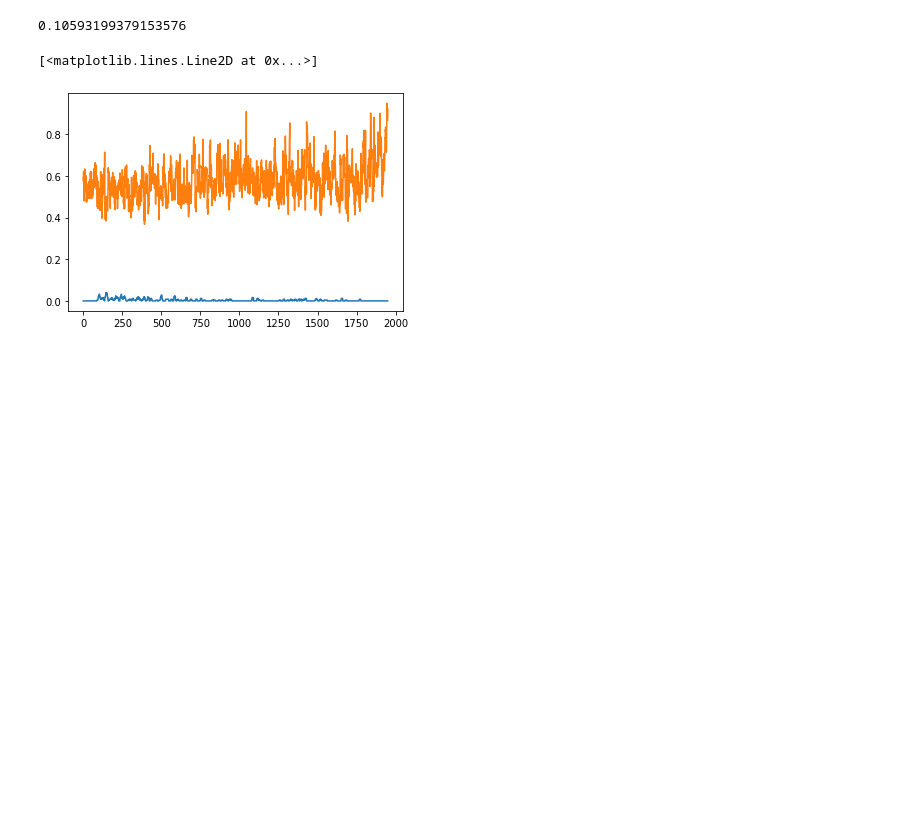
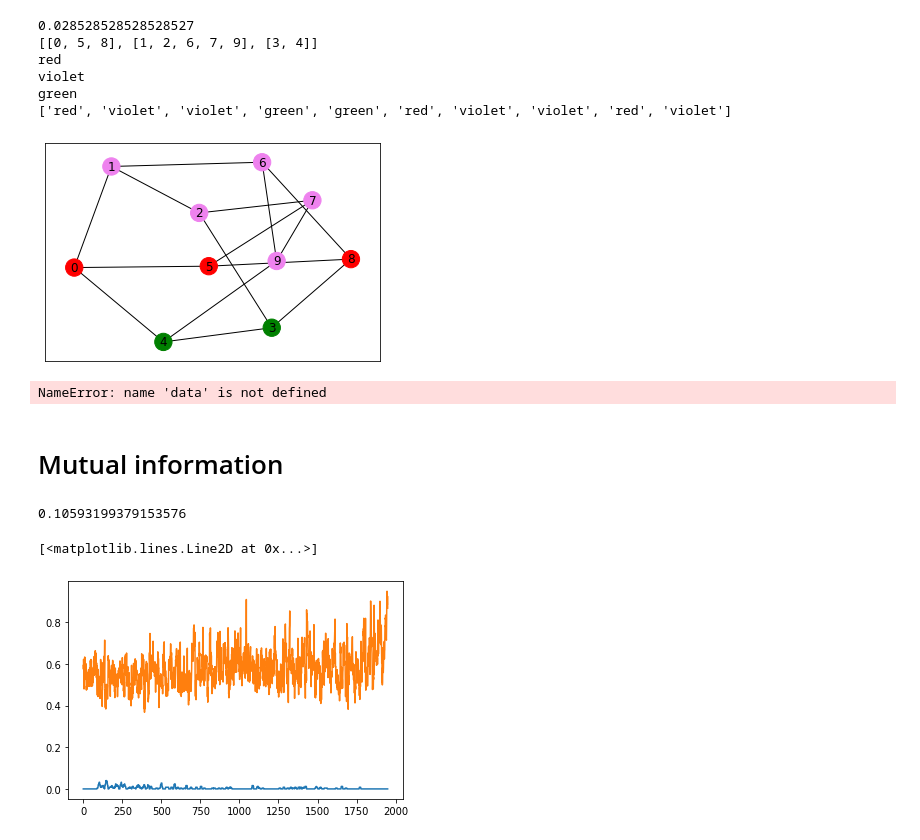
Before and after one commit to Benjamin-Wkd/Network-Graph-Analysis, a Jupyter notebook: load Matlab struct.ipynb, the cells around one changed output. Cells and saved outputs as stored; diff of their text form; code cells hidden in the pictures; blank space fills up the shorter version.

Commit message:
draw different colored clusters

```diff
--- a/load Matlab struct.ipynb
+++ b/load Matlab struct.ipynb
@@ -543,3 +545,76 @@ Computing cp-centralisation . . .
+# %%
+G = nx.Graph(Adjs[5]) # transform adj matrix into nx graph object
+print(nx.density(G))
+import networkx.algorithms.community as nx_comm
+Gb = nx.barbell_graph(5, 1)
+G = nx.petersen_graph()
+subset_color = [
+    "red",
+    "violet",
+    "green",
+    "orange",
+]
+communities_generator = nx_comm.girvan_newman(G)
+top_level_communities = next(communities_generator)
+next_level_communities = next(communities_generator)
+comm = sorted(map(sorted, next_level_communities))
+print(comm)
+colors = 10*[0]
+for i, group in enumerate(comm):
+    group_color = subset_color[i]
+    print(group_color)
+    for node in group:
+        colors[node] = group_color
+print(colors)
+nx.draw_networkx(G,node_color=colors)
+# %% [output]
+0.028528528528528527
+[[0, 5, 8], [1, 2, 6, 7, 9], [3, 4]]
+red
+violet
+green
+['red', 'violet', 'violet', 'green', 'green', 'red', 'violet', 'violet', 'red', 'violet']
+[figure, added]
+# %%
+import itertools
+import matplotlib.pyplot as plt
+import networkx as nx
+
+subset_sizes = [5, 5, 4, 3, 2, 4, 4, 3]
+subset_color = [
+    "gold",
+    "violet",
+    "violet",
+    "violet",
+    "violet",
+    "limegreen",
+    "limegreen",
+    "darkorange",
+]
+
+
+def multilayered_graph(*subset_sizes):
+    extents = nx.utils.pairwise(itertools.accumulate((0,) + subset_sizes))
+    layers = [range(start, end) for start, end in extents]
+    G = nx.Graph()
+    for (i, layer) in enumerate(layers):
+        G.add_nodes_from(layer, layer=i)
+    for layer1, layer2 in nx.utils.pairwise(layers):
+        G.add_edges_from(itertools.product(layer1, layer2))
+    return G
+
+G = multilayered_graph(*subset_sizes)
+color = [subset_color[data["layer"]] for v, data in G.nodes(data=True)]
+print(color)
+pos = nx.multipartite_layout(G, subset_key="layer")
+plt.figure(figsize=(8, 8))
+nx.draw(G, pos, node_color=color, with_labels=False)
+plt.axis("equal")
+plt.show()
+# %% [output]
+NameError: name 'data' is not defined
+# %% [markdown]
+# Mutual information
 # %%
 from sklearn.neighbors import KernelDensity
 import numpy as np
```
Also changed, not shown: parts of 8 cells of this notebook.
